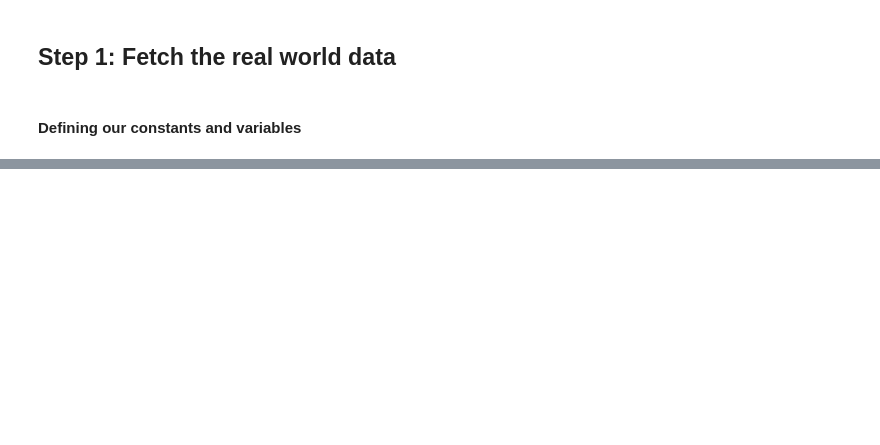
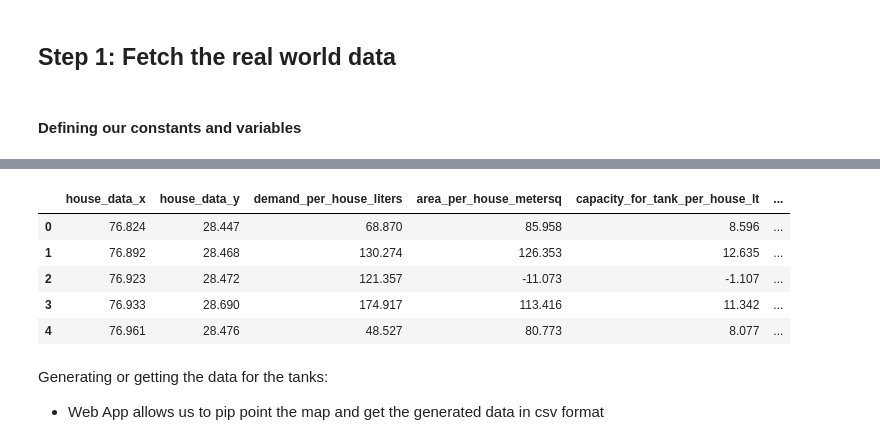
Before and after one commit to aviral36/RWHOptimiser, a Jupyter notebook: pipeline/ENTIRE_CODE_PIPELINE.ipynb, the cells around one changed output, grey strips where cells are left out. Saved outputs shown, nothing was run; the diff lists cells and outputs as text; code cells hidden in the pictures; blank space fills up the shorter version.

```diff
--- a/pipeline/ENTIRE_CODE_PIPELINE.ipynb
+++ b/pipeline/ENTIRE_CODE_PIPELINE.ipynb
@@ -64,0 +61,24 @@ Index(['x', 'y'], dtype='object')
+# %%
+house_data_x = dat['x'].values
+house_data_y = dat['y'].values
+
+# demand
+demand_per_house = np.array([np.random.normal(loc = MEAN_DEMAND_WATER_PER_HOUSE, scale = VAR_DEMAND_WATER_PER_HOUSE) for i in range(NUM_HOUSES)])
+
+#area
+area_per_house = np.array([np.random.normal(loc = MEAN_AREA_PER_HOUSE, scale = VAR_AREA_PER_HOUSE) for i in range(NUM_HOUSES)])
+
+# rainfall estimation
+rainfall_estimate_for_city =  np.array([RAINFALL_ESTIMATE for i in range(NUM_HOUSES)]) # FLOAT
+
+# capacity of the tanks per house (DERIVED)
+capacity_for_tank_per_house = np.array([area_per_house[i]* RAINFALL_ESTIMATE/1000  for i in range(NUM_HOUSES)])
+
+# average_length_of_pipe_per_house
+average_length_of_pipe_per_house = np.random.normal(loc = 30, scale = 40, size = NUM_HOUSES)
+
+# fixed_cost_of_tank_placement_per_house
+fixed_cost_of_tank_placement_per_house = np.array([FC_TANK_PLACEMENT for i in range(NUM_HOUSES)])
+
+# cost_per_liters_tank
+cost_per_liters_tank_per_house = np.array([COST_PER_LITERS_TANK for i in range(NUM_HOUSES)])
@@ -64,0 +114,22 @@ Index(['x', 'y'], dtype='object')
+# %%
+df = pd.DataFrame(data = None, columns = None)
+df['house_data_x'] = house_data_x
+df['house_data_y'] = house_data_y
+df['demand_per_house_liters'] = demand_per_house
+df['area_per_house_metersq'] = area_per_house
+df['capacity_for_tank_per_house_lt'] = capacity_for_tank_per_house
+df['rainfall_estimate_for_city_mm'] = rainfall_estimate_for_city
+df['average_length_of_pipe_per_house'] = average_length_of_pipe_per_house
+df['fixed_cost_of_tank_placement_per_house'] = fixed_cost_of_tank_placement_per_house
+df['cost_per_liters_tank_per_house'] = cost_per_liters_tank_per_house
+
+
+df = df.round(3)
+df.head()
+# %% [output]
+|  | house_data_x | house_data_y | demand_per_house_liters | area_per_house_metersq | capacity_for_tank_per_house_lt | ... |
+| 0 | 76.824 | 28.447 | 68.870 | 85.958 | 8.596 | ... |
+| 1 | 76.892 | 28.468 | 130.274 | 126.353 | 12.635 | ... |
+| 2 | 76.923 | 28.472 | 121.357 | -11.073 | -1.107 | ... |
+| 3 | 76.933 | 28.690 | 174.917 | 113.416 | 11.342 | ... |
+| 4 | 76.961 | 28.476 | 48.527 | 80.773 | 8.077 | ... |
@@ -64,0 +138,4 @@ Index(['x', 'y'], dtype='object')
+# %% [markdown]
+Generating or getting the data for the tanks:
+
+- Web App allows us to pip point the map and get the generated data in csv format
```
Also changed, not shown: parts of 23 cells of this notebook, 4 other files.
